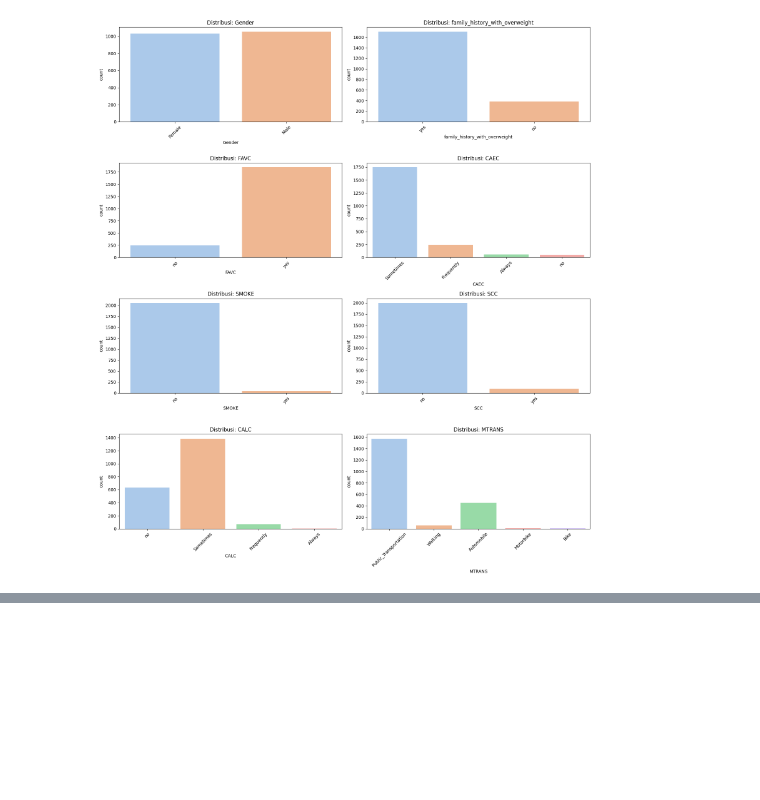
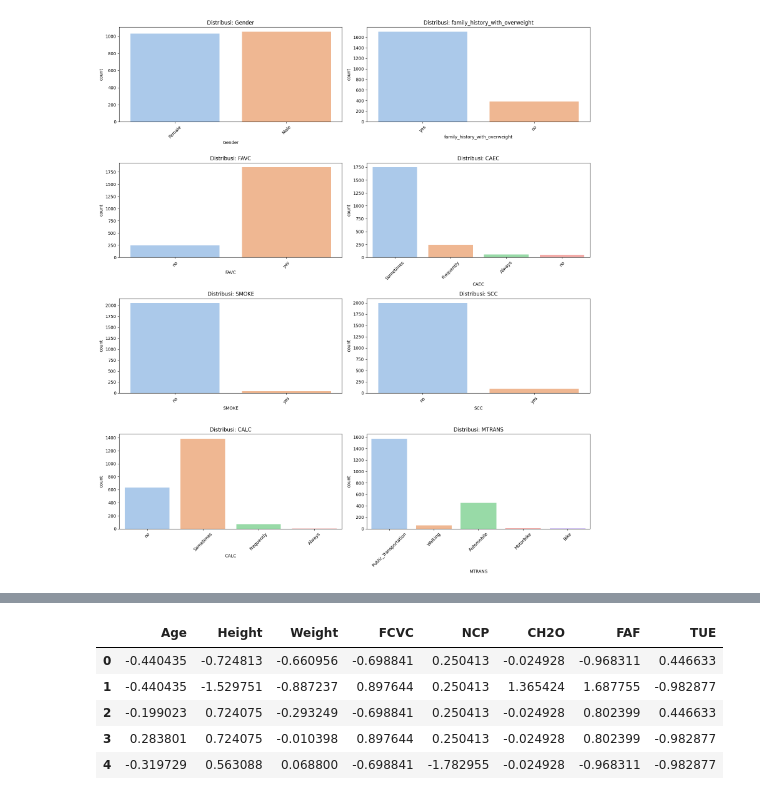
Before and after one commit to LEV9111/uasbengkod, a Jupyter notebook: UASbengkod.ipynb, the cells around one changed output, grey strips where cells are left out. Cells and saved outputs as stored; diff of their text form; code cells hidden in the pictures; blank space fills up the shorter version.

```diff
--- a/UASbengkod.ipynb
+++ b/UASbengkod.ipynb
@@ -218,0 +318,14 @@ plt.show()
+# %%
+# Standarisasi data numerik
+scaler = StandardScaler()
+X_resampled[numerical_cols] = scaler.fit_transform(X_resampled[numerical_cols])
+
+# Cek data setelah standarisasi
+X_resampled[numerical_cols].head()
+# %% [output]
+|  | Age | Height | Weight | FCVC | NCP | CH2O | FAF | TUE |
+| 0 | -0.440435 | -0.724813 | -0.660956 | -0.698841 | 0.250413 | -0.024928 | -0.968311 | 0.446633 |
+| 1 | -0.440435 | -1.529751 | -0.887237 | 0.897644 | 0.250413 | 1.365424 | 1.687755 | -0.982877 |
+| 2 | -0.199023 | 0.724075 | -0.293249 | -0.698841 | 0.250413 | -0.024928 | 0.802399 | 0.446633 |
+| 3 | 0.283801 | 0.724075 | -0.010398 | 0.897644 | 0.250413 | -0.024928 | 0.802399 | -0.982877 |
+| 4 | -0.319729 | 0.563088 | 0.068800 | -0.698841 | -1.782955 | -0.024928 | -0.968311 | -0.982877 |
```
Also changed, not shown: parts of 16 cells of this notebook.
